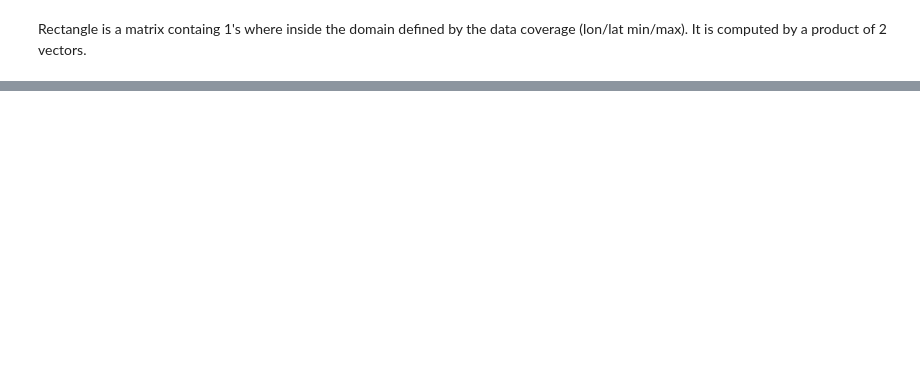
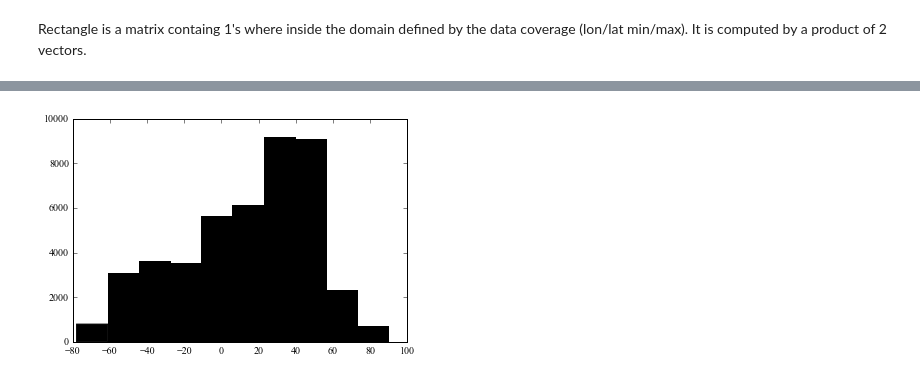
Before and after one commit to socib/SOCIB_plots, a Jupyter notebook: Projects/CMEMS/Communication2016Q1/compute_data_density.ipynb, the cells around one changed output, grey strips where cells are left out. Cells and saved outputs as stored; diff of their text form; code cells hidden in the pictures; blank space fills up the shorter version.

```diff
--- a/Projects/CMEMS/Communication2016Q1/compute_data_density.ipynb
+++ b/Projects/CMEMS/Communication2016Q1/compute_data_density.ipynb
@@ -56,0 +58,4 @@ plt.ylim(50, 70)
+# %%
+lonmean = 0.5*(lon_min + lon_max)
+latmean = 0.5*(lat_min + lat_max)
+lonmeanmap, latmeanmap = m(lonmean, latmean)
@@ -56,0 +83,5 @@ plt.ylim(50, 70)
+# %%
+plt.hist(latmean)
+plt.show()
+# %% [output]
+[figure, added]
```
Also changed, not shown: parts of 22 cells of this notebook, 5 other files.
